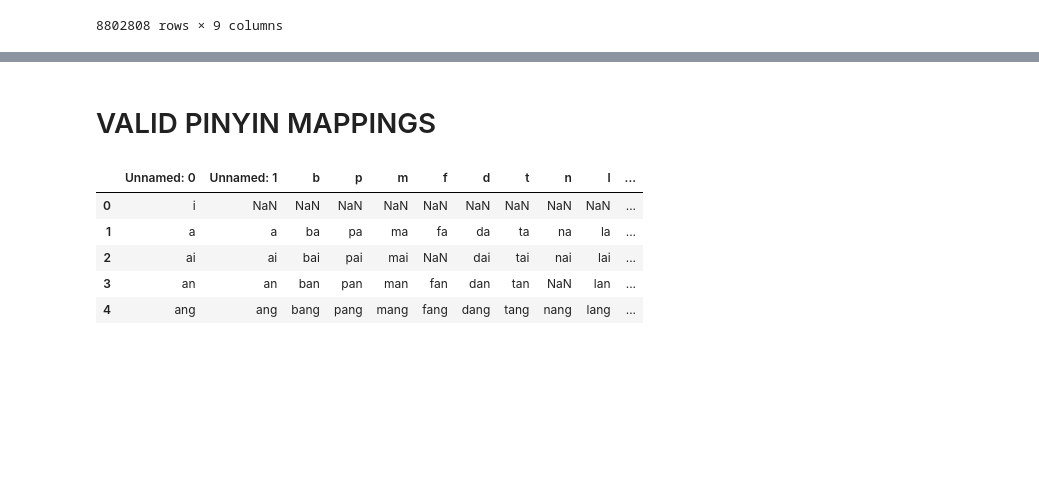
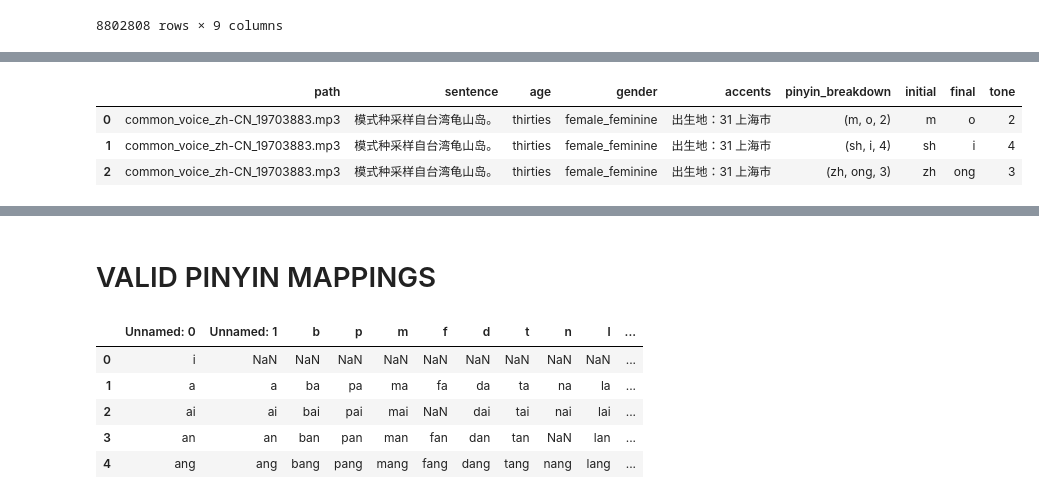
Before and after one commit to ConnorBar/audio, a Jupyter notebook: sampling-proportion.ipynb, the cells around one changed output, grey strips where cells are left out. Cells and saved outputs as stored; diff of their text form; code cells hidden in the pictures; blank space fills up the shorter version.

```diff
--- a/sampling-proportion.ipynb
+++ b/sampling-proportion.ipynb
@@ -75,5 +40,3 @@ def breakdown_pinyin_v_to_u(phrase):
   initial = [init if init != '' else "EMPTY" for init in initial ]
 
   return list(zip(initial, final, tone))
-# %%
-new_df['pinyin_breakdown'] = new_df['sentence'].apply(breakdown_pinyin)
@@ -180 +157,8 @@ Esmond                                  1
 Name: count, dtype: int64
+# %%
+clean_df.head(3)
+# %% [output]
+|  | path | sentence | age | gender | accents | pinyin_breakdown | initial | final | tone |
+| 0 | common_voice_zh-CN_19703883.mp3 | 模式种采样自台湾龟山岛。 | thirties | female_feminine | 出生地：31 上海市 | (m, o, 2) | m | o | 2 |
+| 1 | common_voice_zh-CN_19703883.mp3 | 模式种采样自台湾龟山岛。 | thirties | female_feminine | 出生地：31 上海市 | (sh, i, 4) | sh | i | 4 |
+| 2 | common_voice_zh-CN_19703883.mp3 | 模式种采样自台湾龟山岛。 | thirties | female_feminine | 出生地：31 上海市 | (zh, ong, 3) | zh | ong | 3 |
```
Also changed, not shown: parts of 42 cells of this notebook, 3 other files.
